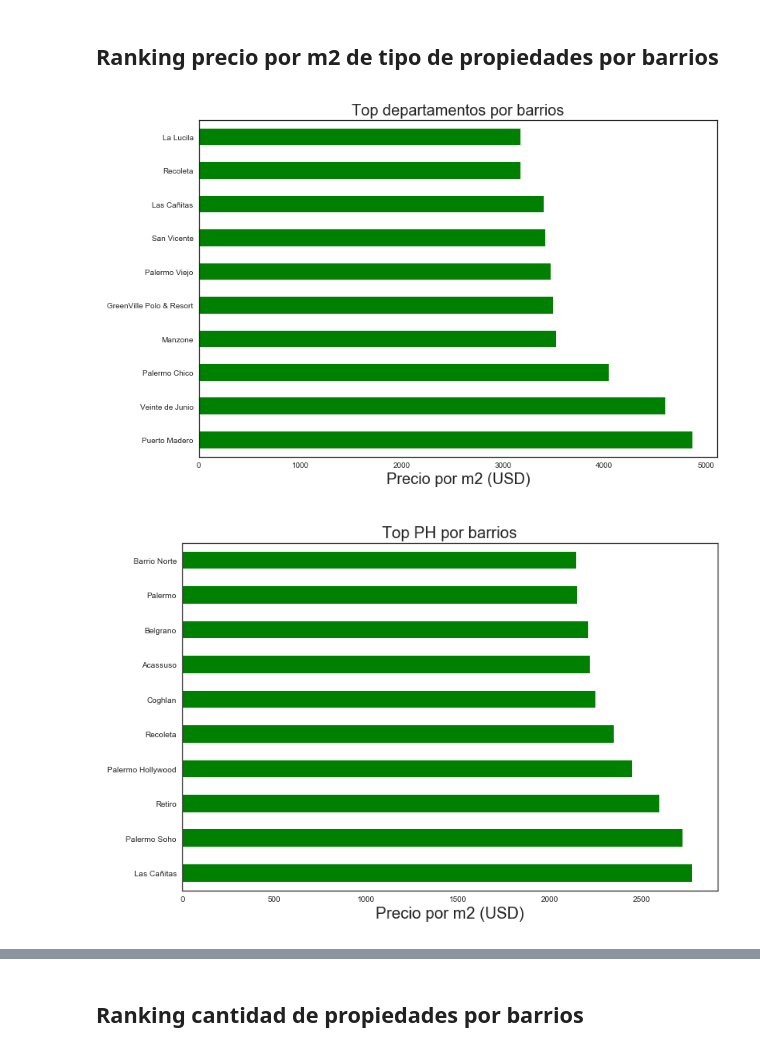
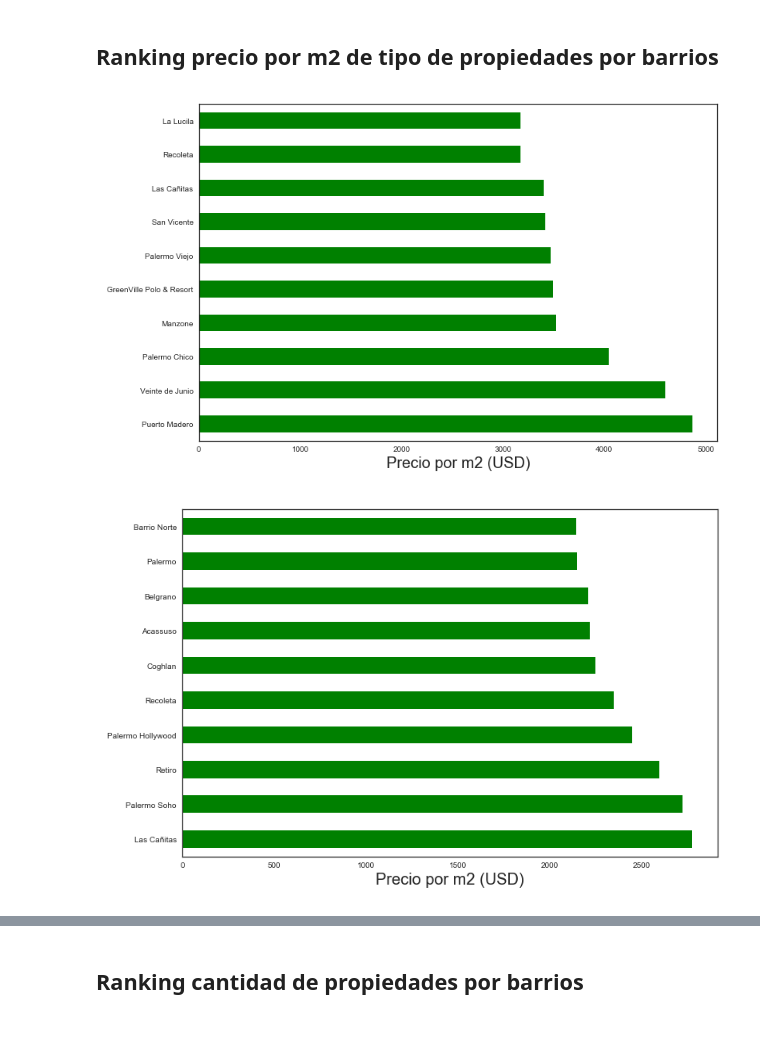
Before and after one commit to AlejandroDaneri/Machine-Learning-Properati, a Jupyter notebook: TP.ipynb, the cells around one changed output, grey strips where cells are left out. Saved outputs shown, nothing was run; the diff lists cells and outputs as text; code cells hidden in the pictures.

```diff
--- a/TP.ipynb
+++ b/TP.ipynb
@@ -185,25 +181,23 @@ plt.show()
 # %%
 ranking_precios_usd = properati_filtrado.loc[properati_filtrado['property_type']=='apartment'].groupby('place_name').mean()['price_usd_per_m2'].sort_values(ascending=False).head(10)
 ranking_precios_usd.plot(kind='barh',figsize=TAM_IMG,color='g')
 titulo = 'Top departamentos por barrios'
-plt.title(titulo,size=20)
 plt.ylabel('')
 plt.xlabel('Precio por m2 (USD)')
 guardar_imagen(titulo)
 plt.show()
 # %% [output]
-[figure, old version]
+[figure, new version]
 # %%
 ranking_precios_usd = properati_filtrado.loc[properati_filtrado['property_type']=='PH'].groupby('place_name').mean()['price_usd_per_m2'].sort_values(ascending=False).head(10)
 ranking_precios_usd.plot(kind='barh',figsize=TAM_IMG,color='g')
 titulo = 'Top PH por barrios'
-plt.title(titulo,size=20)
 plt.ylabel('')
 plt.xlabel('Precio por m2 (USD)')
 guardar_imagen(titulo)
 plt.show()
 # %% [output]
-[figure, old version]
+[figure, new version]
 # %%
 ranking_precios_usd = properati_filtrado.loc[properati_filtrado['property_type']=='store'].groupby('place_name').mean()['price_usd_per_m2'].sort_values(ascending=False).head(10)
 ranking_precios_usd.plot(kind='barh',figsize=TAM_IMG,color='g')
```
Also changed, not shown: parts of 12 cells of this notebook.
